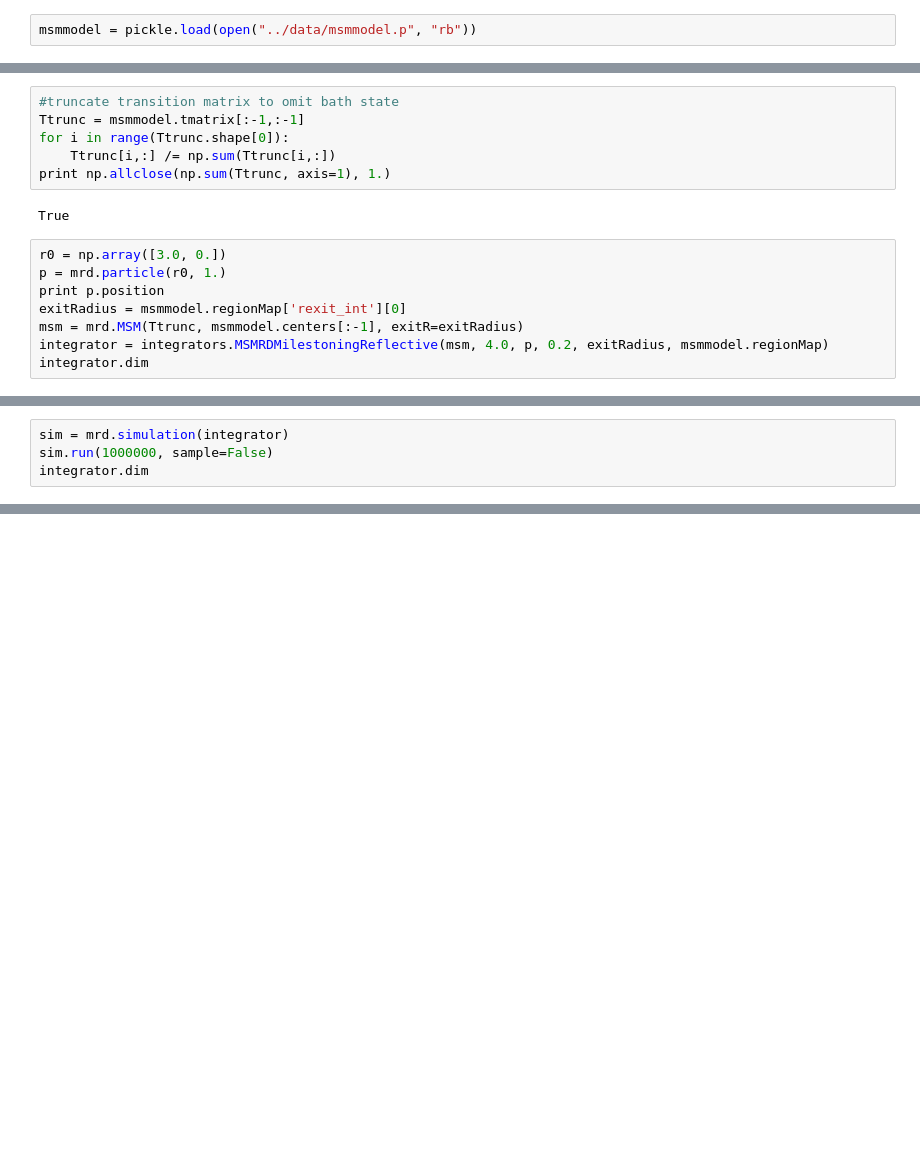
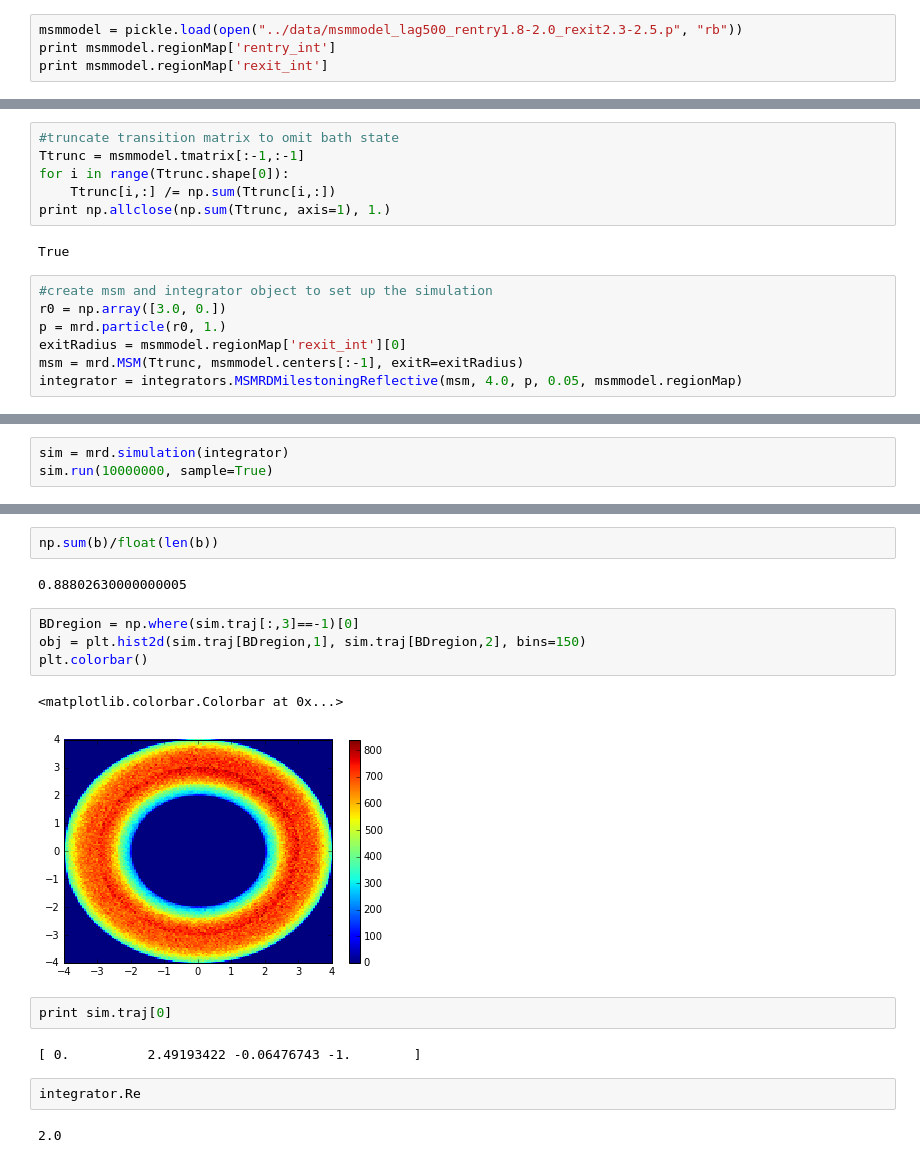
Before and after one commit to markovmodel/msmrd, a Jupyter notebook: scripts/MSMRDMilestoning.ipynb, the cells around one changed output, grey strips where cells are left out. Saved outputs shown, nothing was run; the diff lists cells and outputs as text; blank space fills up the shorter version.

```diff
--- a/scripts/MSMRDMilestoning.ipynb
+++ b/scripts/MSMRDMilestoning.ipynb
@@ -13,3 +15,5 @@ class MSMmodel(object):
         self.regionMap = regionMap
 # %%
-msmmodel = pickle.load(open("../data/msmmodel.p", "rb"))
+msmmodel = pickle.load(open("../data/msmmodel_lag500_rentry1.8-2.0_rexit2.3-2.5.p", "rb"))
+print msmmodel.regionMap['rentry_int']
+print msmmodel.regionMap['rexit_int']
@@ -22,10 +29,9 @@ print np.allclose(np.sum(Ttrunc, axis=1), 1.)
 # %% [output]
 True
 # %%
+#create msm and integrator object to set up the simulation
 r0 = np.array([3.0, 0.])
 p = mrd.particle(r0, 1.)
-print p.position
 exitRadius = msmmodel.regionMap['rexit_int'][0]
 msm = mrd.MSM(Ttrunc, msmmodel.centers[:-1], exitR=exitRadius)
-integrator = integrators.MSMRDMilestoningReflective(msm, 4.0, p, 0.2, exitRadius, msmmodel.regionMap)
-integrator.dim
+integrator = integrators.MSMRDMilestoningReflective(msm, 4.0, p, 0.05, msmmodel.regionMap)
@@ -35,4 +38,3 @@ integrator.dim
 # %%
 sim = mrd.simulation(integrator)
-sim.run(1000000, sample=False)
-integrator.dim
+sim.run(10000000, sample=True)
@@ -40,0 +111,19 @@ integrator.dim
+# %%
+np.sum(b)/float(len(b))
+# %% [output]
+0.88802630000000005
+# %%
+BDregion = np.where(sim.traj[:,3]==-1)[0]
+obj = plt.hist2d(sim.traj[BDregion,1], sim.traj[BDregion,2], bins=150)
+plt.colorbar()
+# %% [output]
+<matplotlib.colorbar.Colorbar at 0x...>
+[figure, added]
+# %%
+print sim.traj[0]
+# %% [output]
+[ 0.          2.49193422 -0.06476743 -1.        ]
+# %%
+integrator.Re
+# %% [output]
+2.0
```
Also changed, not shown: parts of 9 cells of this notebook.
